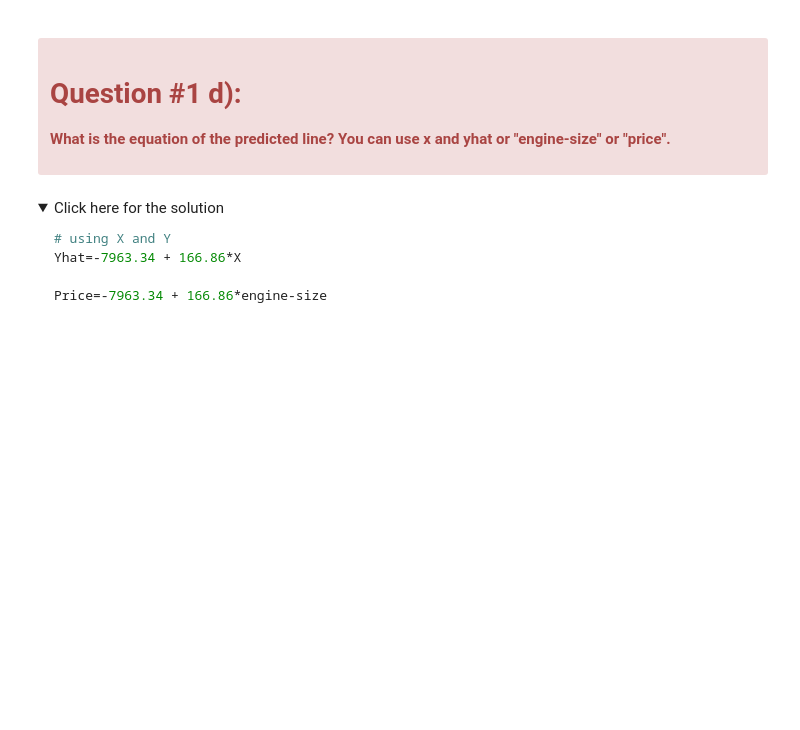
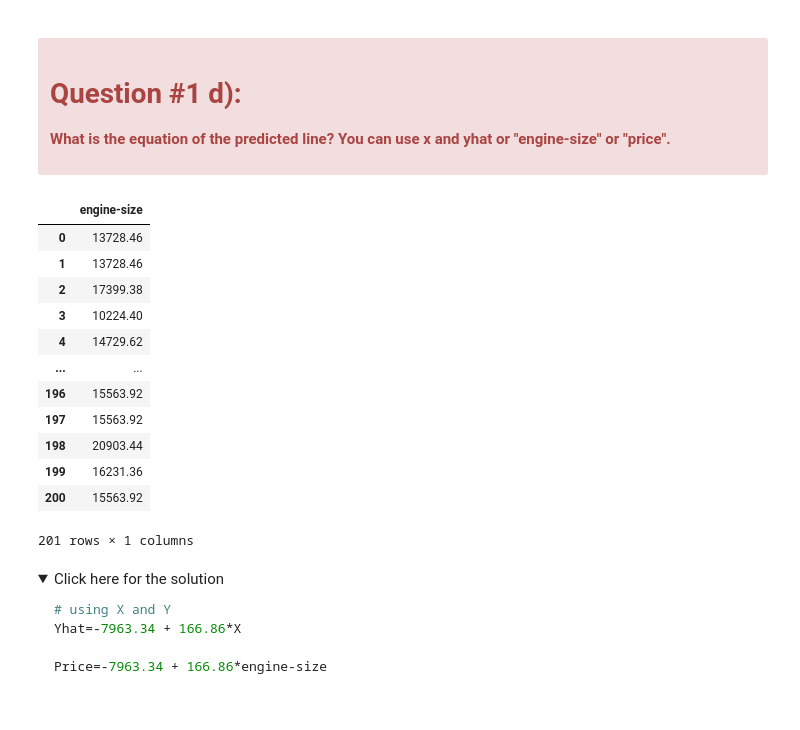
Before and after one commit to tobigrassani/IBM-Data-Science-Professional-Certificate, a Jupyter notebook: Data analysis with Python/DA0101EN-4-Review-Model-Development.ipynb, the cells around one changed output. Cells and saved outputs as stored; diff of their text form; code cells hidden in the pictures; folded sections open; blank space fills up the shorter version.

```diff
--- a/Data analysis with Python/DA0101EN-4-Review-Model-Development.ipynb
+++ b/Data analysis with Python/DA0101EN-4-Review-Model-Development.ipynb
@@ -231,8 +231,24 @@ lm1.intercept_
 # %%
 # Write your code below and press Shift+Enter to execute
 Yhat=-7963.34 + 166.86*X
 
 Price=-7963.34 + 166.86*X
+
+Price
+# %% [output]
+|  | engine-size |
+| 0 | 13728.46 |
+| 1 | 13728.46 |
+| 2 | 17399.38 |
+| 3 | 10224.40 |
+| 4 | 14729.62 |
+| ... | ... |
+| 196 | 15563.92 |
+| 197 | 15563.92 |
+| 198 | 20903.44 |
+| 199 | 16231.36 |
+| 200 | 15563.92 |
+201 rows × 1 columns
 # %% [markdown]
 <details><summary>Click here for the solution</summary>
 
```
